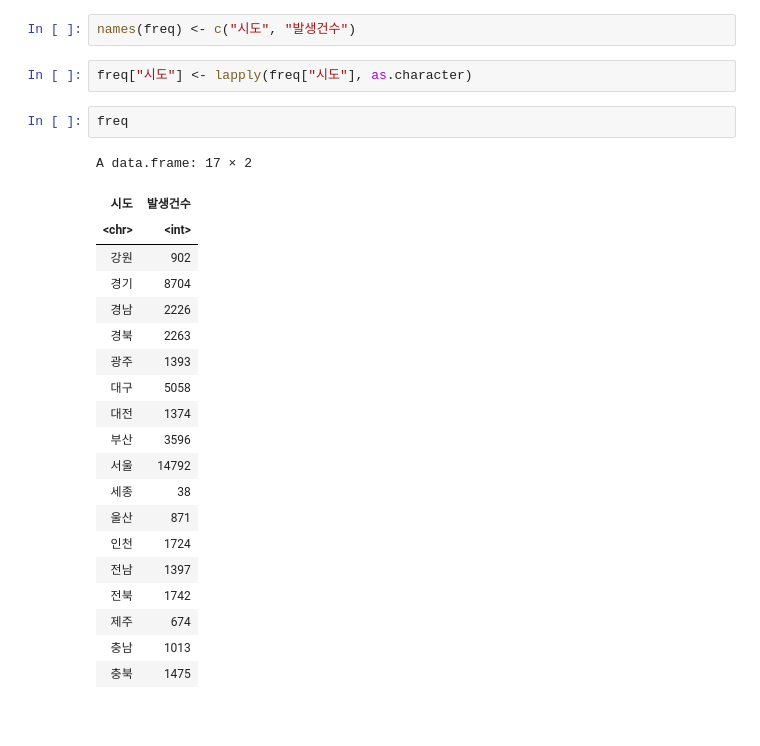
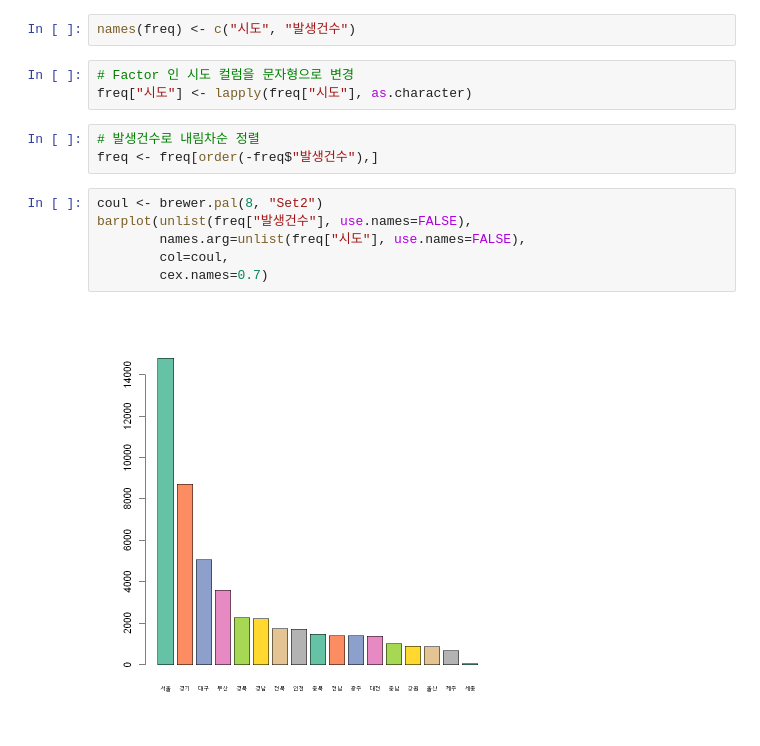
Before and after one commit to 21jun/probability-statistics-programming, a Jupyter notebook: 중간고사.ipynb, the cells around one changed output. Drawn from its saved outputs; the diff is of its cells as text; blank space fills up the shorter version.

```diff
--- a/중간고사.ipynb
+++ b/중간고사.ipynb
@@ -226,27 +226,16 @@ freq = aggregate(df[c("발생건수", "시도")]$"발생건수",
 # %%
 names(freq) <- c("시도", "발생건수")
 # %%
+# Factor 인 시도 컬럼을 문자형으로 변경
 freq["시도"] <- lapply(freq["시도"], as.character)
-# %%
-freq
-# %% [output]
-A data.frame: 17 × 2
-| 시도 | 발생건수 |
-| <chr> | <int> |
-| 강원 | 902 |
-| 경기 | 8704 |
-| 경남 | 2226 |
-| 경북 | 2263 |
-| 광주 | 1393 |
-| 대구 | 5058 |
-| 대전 | 1374 |
-| 부산 | 3596 |
-| 서울 | 14792 |
-| 세종 | 38 |
-| 울산 | 871 |
-| 인천 | 1724 |
-| 전남 | 1397 |
-| 전북 | 1742 |
-| 제주 | 674 |
-| 충남 | 1013 |
-| 충북 | 1475 |
+# %%
+# 발생건수로 내림차순 정렬
+freq <- freq[order(-freq$"발생건수"),]
+# %%
+coul <- brewer.pal(8, "Set2")
+barplot(unlist(freq["발생건수"], use.names=FALSE),
+        names.arg=unlist(freq["시도"], use.names=FALSE),
+        col=coul,
+        cex.names=0.7)
+# %% [output]
+[figure, added]
```
